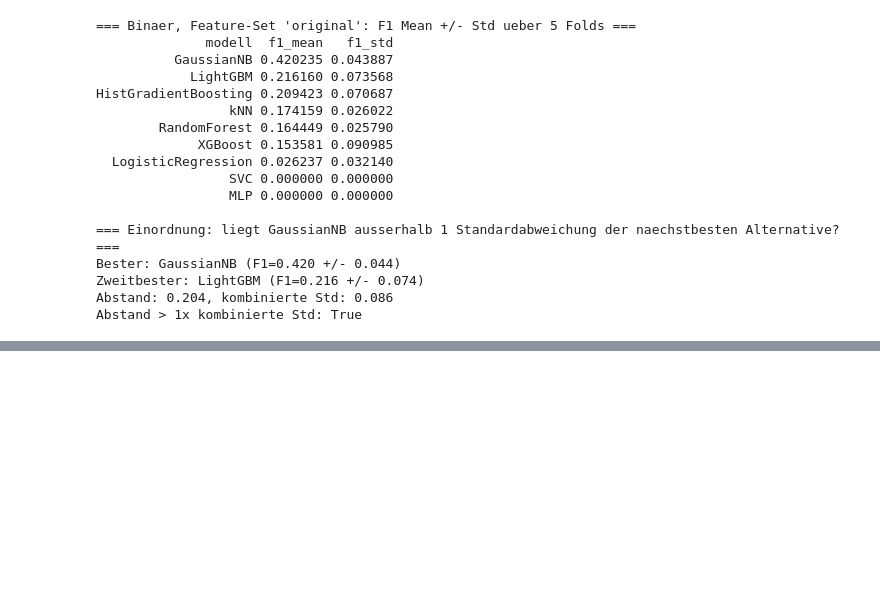
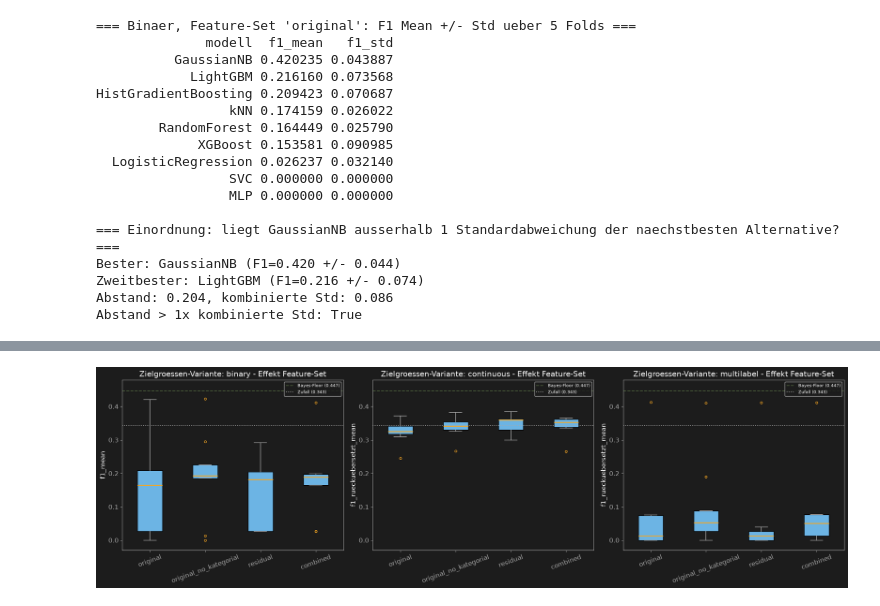
Before and after one commit to AwaTekoete/_MyExtrusionML_Synthetisch, a Jupyter notebook: notebooks/05_modeling_model_a.ipynb, the cells around one changed output, grey strips where cells are left out. Cells and saved outputs as stored; diff of their text form; code cells hidden in the pictures; blank space fills up the shorter version.

```diff
--- a/notebooks/05_modeling_model_a.ipynb
+++ b/notebooks/05_modeling_model_a.ipynb
@@ -579,0 +645,33 @@ plt.show()
+# %%
+# =============================================================================
+# Zelle 14b – Grafik 2b: wie Grafik 2, aber mit einheitlicher y-Achsen-Skala
+# =============================================================================
+# Ermoeglicht fairen visuellen Vergleich zwischen den drei Zielgroessen-
+# Varianten - alle nutzen dieselbe F1-basierte Metrik-Skala.
+# =============================================================================
+
+Y_MIN, Y_MAX = -0.03, 0.48
+
+fig, axes = plt.subplots(1, 3, figsize=(20, 6))
+
+for ax, (tv, metric_col) in zip(axes, primary_metric.items()):
+    sub = ergebnisse_df[ergebnisse_df["zielgroesse"] == tv]
+    daten_je_featureset = [sub[sub["feature_set"] == fs][metric_col].values for fs in FEATURE_SETS]
+
+    bp = ax.boxplot(daten_je_featureset, tick_labels=list(FEATURE_SETS.keys()), patch_artist=True, **BOXPLOT_STYLE)
+    for box in bp["boxes"]:
+        box.set_facecolor(COLOR_BLUE)
+
+    ax.axhline(BAYES_FLOOR, color=COLOR_GREEN, linestyle="--", linewidth=1.5, label=f"Bayes-Floor ({BAYES_FLOOR})")
+    ax.axhline(ZUFALLS_BASELINE, color=COLOR_TEXT_MUTED, linestyle=":", linewidth=1.5, label=f"Zufall ({ZUFALLS_BASELINE})")
+    ax.set_title(f"Zielgroessen-Variante: {tv} - Effekt Feature-Set")
+    ax.set_ylabel(metric_col)
+    ax.set_ylim(Y_MIN, Y_MAX)
+    ax.tick_params(axis="x", rotation=20)
+    ax.legend(fontsize=8, loc="upper right")
+
+plt.tight_layout()
+save_figure(fig, "../reports/figures/05_ablation_effekt_feature_set_einheitliche_skala.png")
+plt.show()
+# %% [output]
+[figure, added]
```
Also changed, not shown: parts of 4 cells of this notebook, 13 other files.
